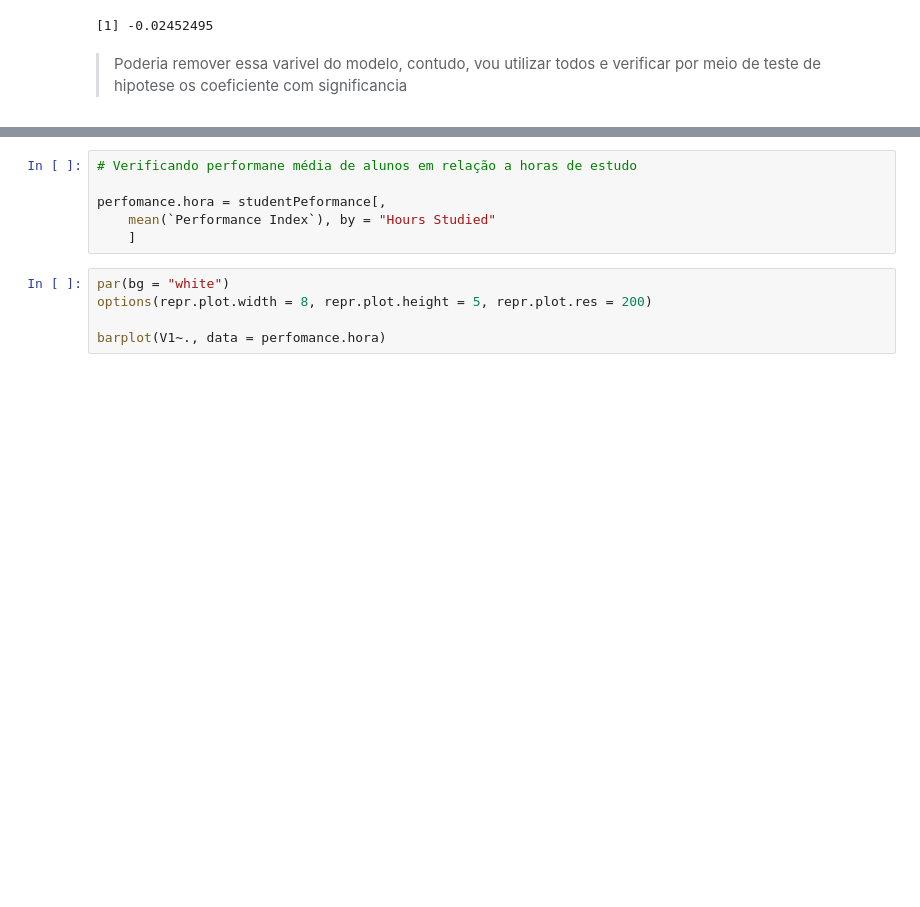
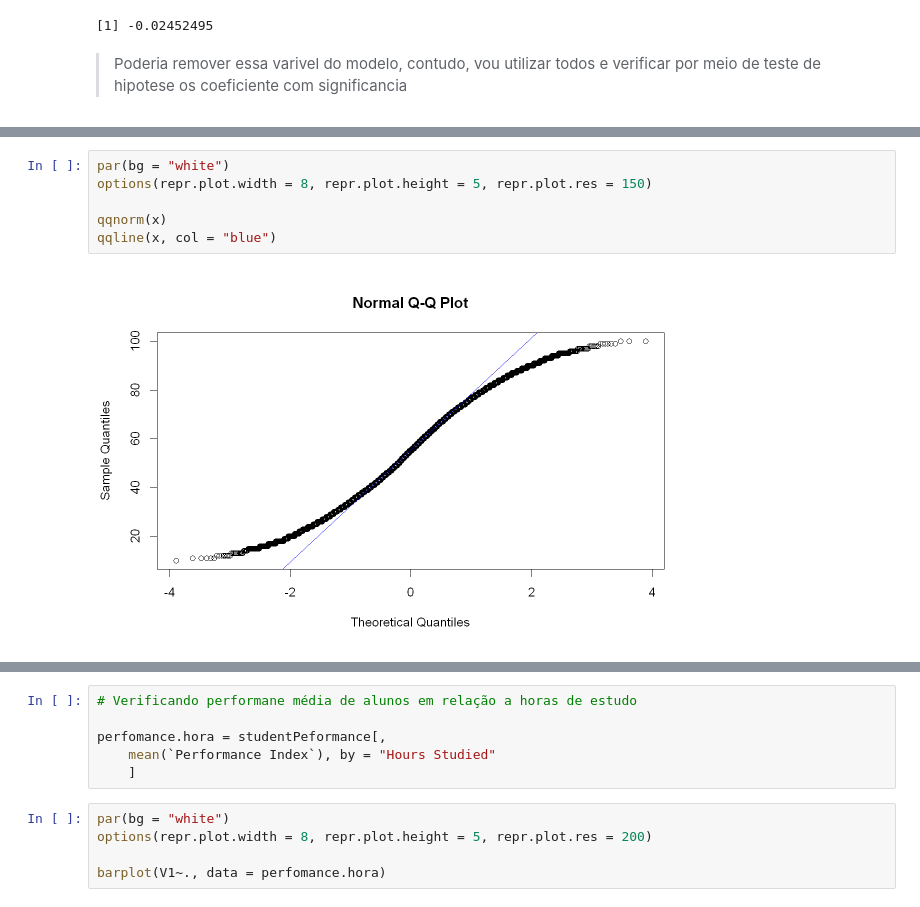
Before and after one commit to kaladabrio2020/DataAnalysisWith-R, a Jupyter notebook: StudentPeformanceR.ipynb, the cells around one changed output, grey strips where cells are left out. Saved outputs shown, nothing was run; the diff lists cells and outputs as text; blank space fills up the shorter version.

```diff
--- a/StudentPeformanceR.ipynb
+++ b/StudentPeformanceR.ipynb
@@ -99,0 +126,8 @@ biserial.cor(
+# %%
+par(bg = "white")
+options(repr.plot.width = 8, repr.plot.height = 5, repr.plot.res = 150)
+
+qqnorm(x)
+qqline(x, col = "blue")
+# %% [output]
+[figure, added]
```
Also changed, not shown: parts of 8 cells of this notebook.
